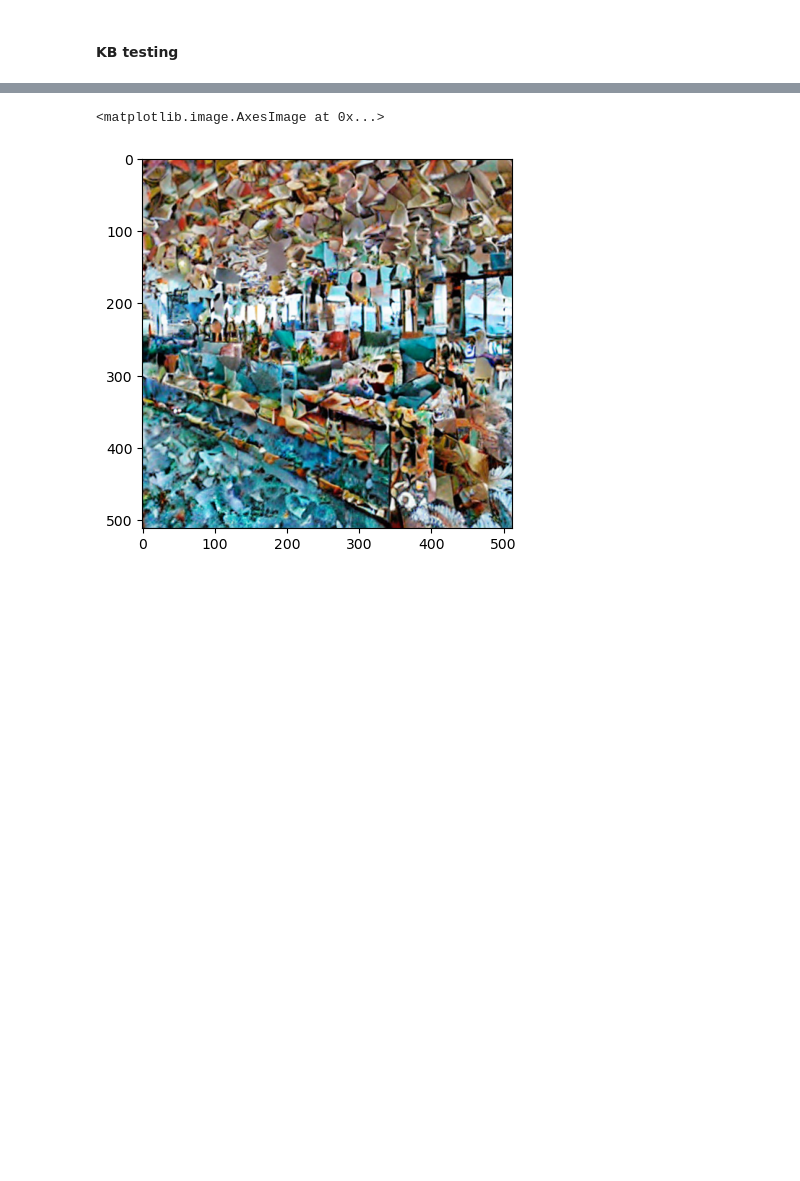
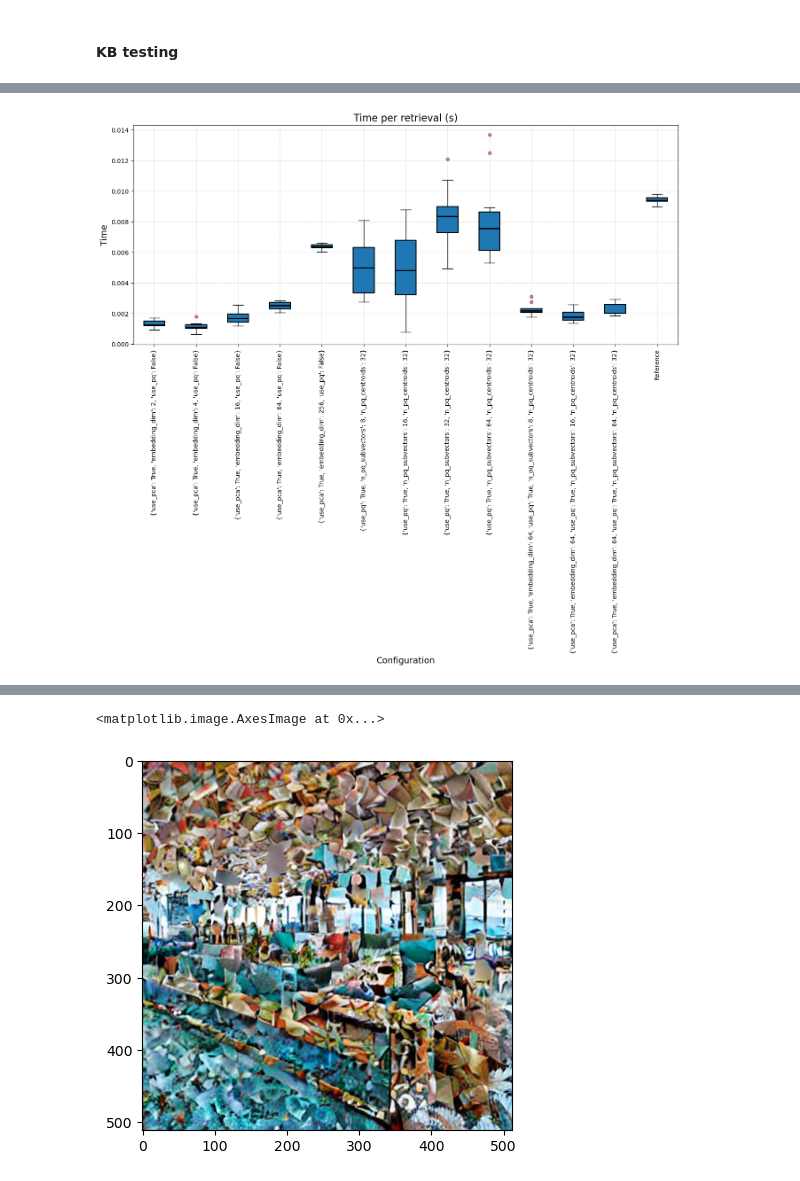
Before and after one commit to ontenkutsenko/Diffusion, a Jupyter notebook: src/notebooks/whole pipeline.ipynb, the cells around one changed output, grey strips where cells are left out. Cells and saved outputs as stored; diff of their text form; code cells hidden in the pictures; blank space fills up the shorter version.

Commit message:
whole pipeline with key compression, metrics and generations from latents

```diff
--- a/src/notebooks/whole pipeline.ipynb
+++ b/src/notebooks/whole pipeline.ipynb
@@ -326,0 +205,7 @@ plt.imshow(img)
+# %%
+kb_path="../data/knowledge_base/knowledge_base.h5"
+faiss_index_path="../data/knowledge_base/faiss_index.bin"
+prompts_to_path="../data/knowledge_base/prompts.json"
+
+use_pca = True
+pca_path="../data/knowledge_base/compression.pkl"
@@ -326,0 +302,28 @@ plt.imshow(img)
+# %%
+dim_neighbours.append(reference_neighbours_list)
+avg_times.append(reference_times)
+# %%
+fig, ax = plt.subplots(figsize=(16, 6))
+
+# Create boxplot
+box = ax.boxplot(
+    avg_times,
+    labels=[str(config[i]) for i in range(len(config))] + ["Reference"],
+    patch_artist=True,   # This is important for color filling
+    medianprops=dict(color="black", linewidth=2),
+    boxprops=dict(edgecolor="black", linewidth=1.5),
+    whiskerprops=dict(color="black", linewidth=1),
+    capprops=dict(color="black", linewidth=1),
+    flierprops=dict(markerfacecolor="red", marker="o", markersize=5, alpha=0.5)
+)
+
+# Plot settings
+plt.title("Time per retrieval (s)", fontsize=16)
+plt.xlabel("Configuration", fontsize=14)
+plt.ylabel("Time", fontsize=14)
+plt.grid(True, linestyle='--', alpha=0.5)
+plt.tight_layout()
+plt.xticks(rotation=90)
+plt.show()
+# %% [output]
+[figure, added]
```
Also changed, not shown: parts of 55 cells of this notebook.
